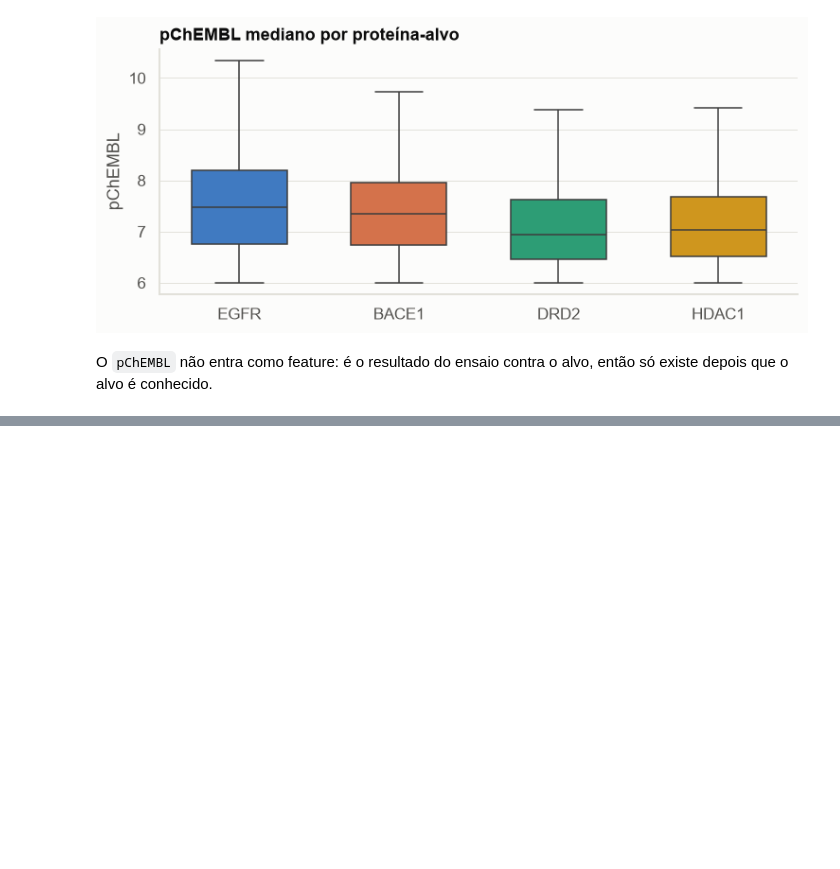
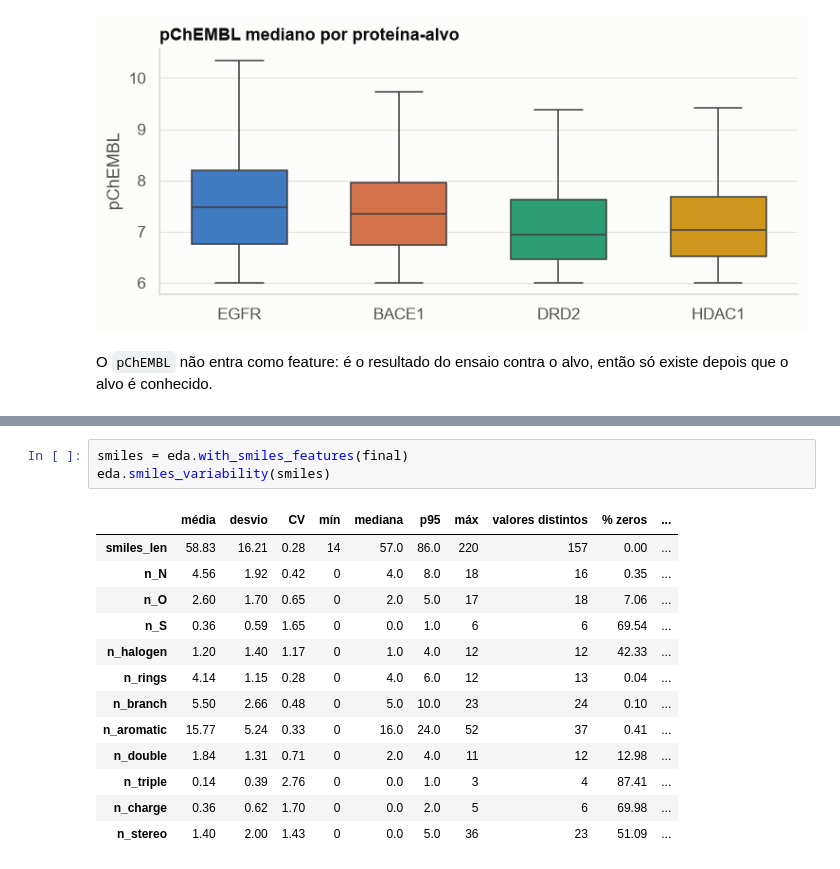
Before and after one commit to pumba-dev/machine-learning-practice, a Jupyter notebook: notebooks/02_analise_exploratoria.ipynb, the cells around one changed output, grey strips where cells are left out. Drawn from its saved outputs; the diff is of its cells as text; blank space fills up the shorter version.

```diff
--- a/notebooks/02_analise_exploratoria.ipynb
+++ b/notebooks/02_analise_exploratoria.ipynb
@@ -157,0 +162,17 @@ O `pChEMBL` não entra como feature: é o resultado do ensaio contra o alvo, ent
+# %%
+smiles = eda.with_smiles_features(final)
+eda.smiles_variability(smiles)
+# %% [output]
+|  | média | desvio | CV | mín | mediana | p95 | máx | valores distintos | % zeros | ... |
+| smiles_len | 58.83 | 16.21 | 0.28 | 14 | 57.0 | 86.0 | 220 | 157 | 0.00 | ... |
+| n_N | 4.56 | 1.92 | 0.42 | 0 | 4.0 | 8.0 | 18 | 16 | 0.35 | ... |
+| n_O | 2.60 | 1.70 | 0.65 | 0 | 2.0 | 5.0 | 17 | 18 | 7.06 | ... |
+| n_S | 0.36 | 0.59 | 1.65 | 0 | 0.0 | 1.0 | 6 | 6 | 69.54 | ... |
+| n_halogen | 1.20 | 1.40 | 1.17 | 0 | 1.0 | 4.0 | 12 | 12 | 42.33 | ... |
+| n_rings | 4.14 | 1.15 | 0.28 | 0 | 4.0 | 6.0 | 12 | 13 | 0.04 | ... |
+| n_branch | 5.50 | 2.66 | 0.48 | 0 | 5.0 | 10.0 | 23 | 24 | 0.10 | ... |
+| n_aromatic | 15.77 | 5.24 | 0.33 | 0 | 16.0 | 24.0 | 52 | 37 | 0.41 | ... |
+| n_double | 1.84 | 1.31 | 0.71 | 0 | 2.0 | 4.0 | 11 | 12 | 12.98 | ... |
+| n_triple | 0.14 | 0.39 | 2.76 | 0 | 0.0 | 1.0 | 3 | 4 | 87.41 | ... |
+| n_charge | 0.36 | 0.62 | 1.70 | 0 | 0.0 | 2.0 | 5 | 6 | 69.98 | ... |
+| n_stereo | 1.40 | 2.00 | 1.43 | 0 | 0.0 | 5.0 | 36 | 23 | 51.09 | ... |
```
Also changed, not shown: parts of 19 cells of this notebook, 2 other files.
